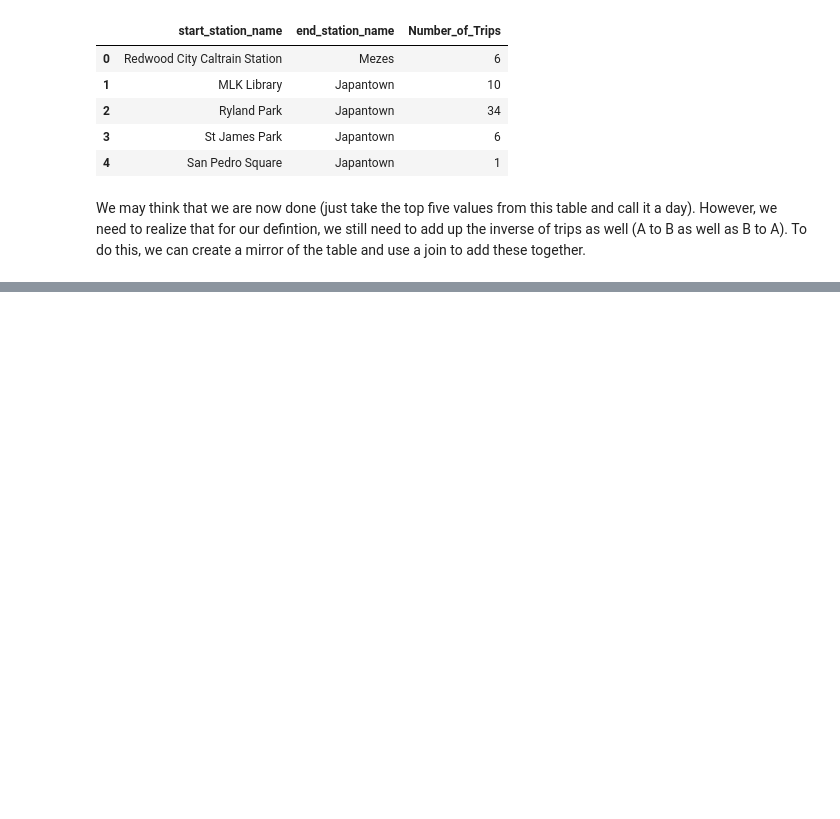
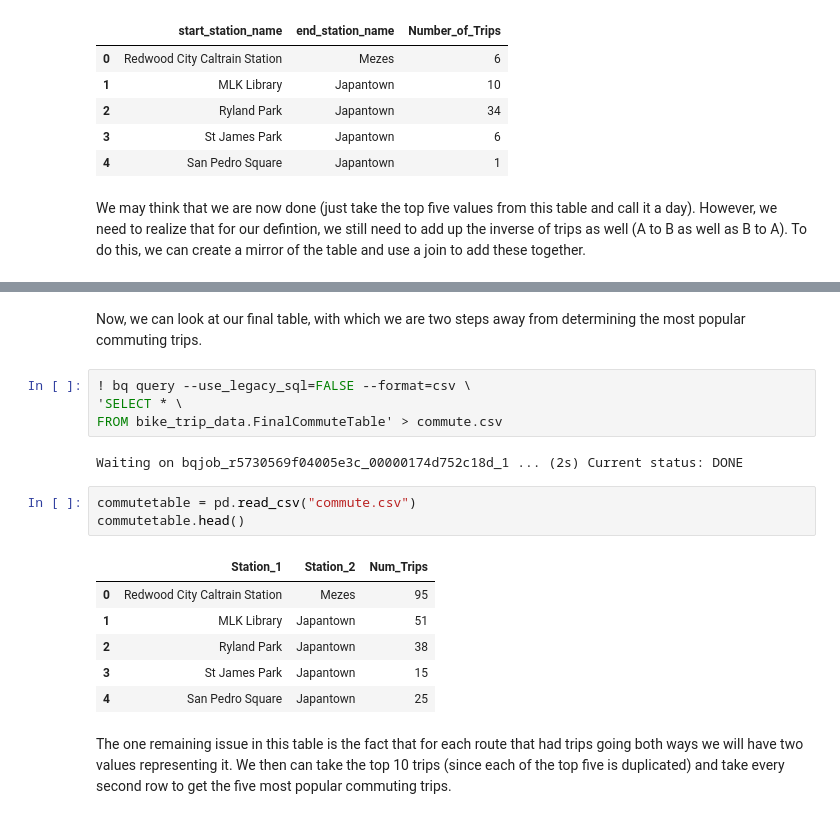
Before and after one commit to isaacvernon1/w205Project1, a Jupyter notebook: Project_1.ipynb, the cells around one changed output, grey strips where cells are left out. Saved outputs shown, nothing was run; the diff lists cells and outputs as text; blank space fills up the shorter version.

Commit message:
Finished Popular Commute

```diff
--- a/Project_1.ipynb
+++ b/Project_1.ipynb
@@ -257,0 +277,20 @@ We may think that we are now done (just take the top five values from this table
+# %% [markdown]
+Now, we can look at our final table, with which we are two steps away from determining the most popular commuting trips.
+# %%
+! bq query --use_legacy_sql=FALSE --format=csv \
+'SELECT * \
+FROM bike_trip_data.FinalCommuteTable' > commute.csv
+# %% [output]
+Waiting on bqjob_r5730569f04005e3c_00000174d752c18d_1 ... (2s) Current status: DONE
+# %%
+commutetable = pd.read_csv("commute.csv")
+commutetable.head()
+# %% [output]
+|  | Station_1 | Station_2 | Num_Trips |
+| 0 | Redwood City Caltrain Station | Mezes | 95 |
+| 1 | MLK Library | Japantown | 51 |
+| 2 | Ryland Park | Japantown | 38 |
+| 3 | St James Park | Japantown | 15 |
+| 4 | San Pedro Square | Japantown | 25 |
+# %% [markdown]
+The one remaining issue in this table is the fact that for each route that had trips going both ways we will have two values representing it. We then can take the top 10 trips (since each of the top five is duplicated) and take every second row to get the five most popular commuting trips.
```
Also changed, not shown: parts of 8 cells of this notebook.
